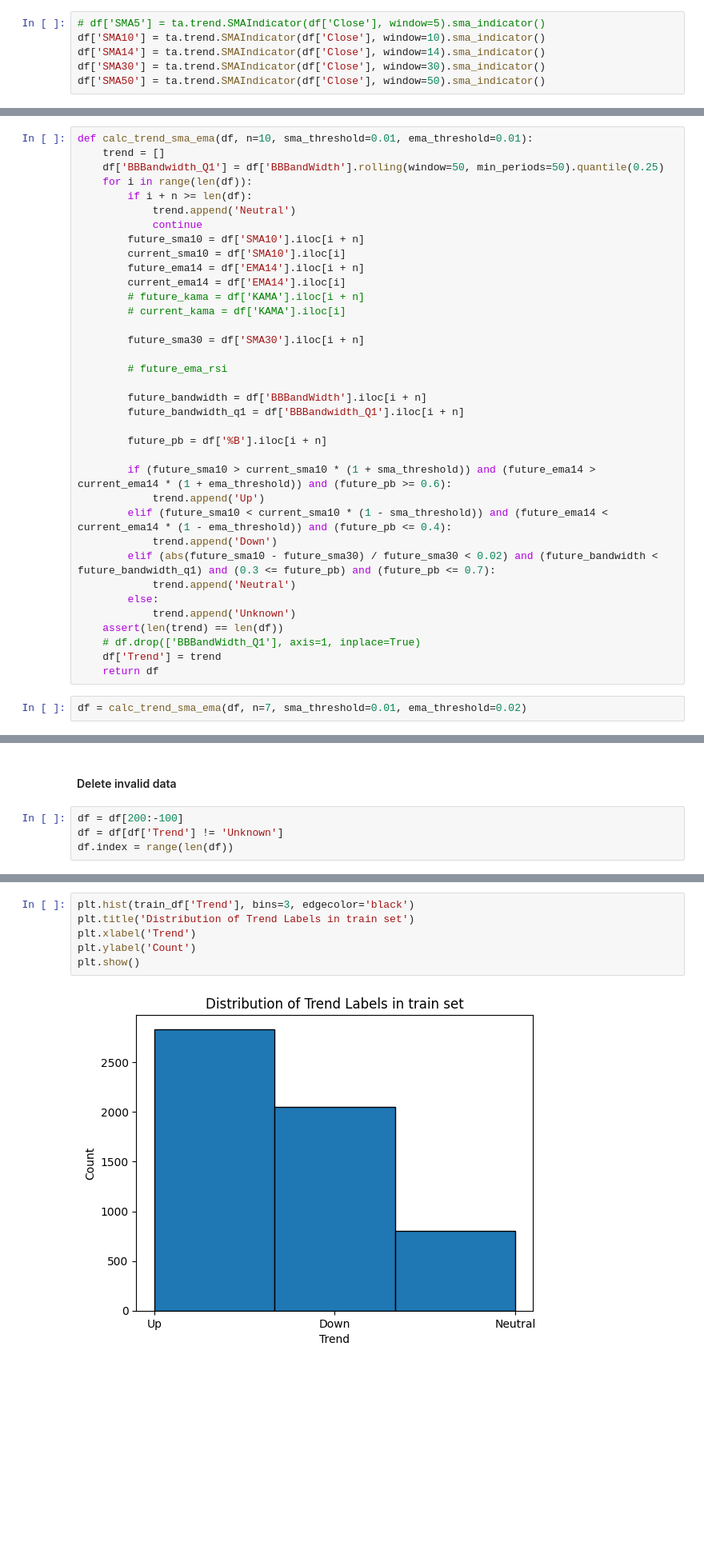
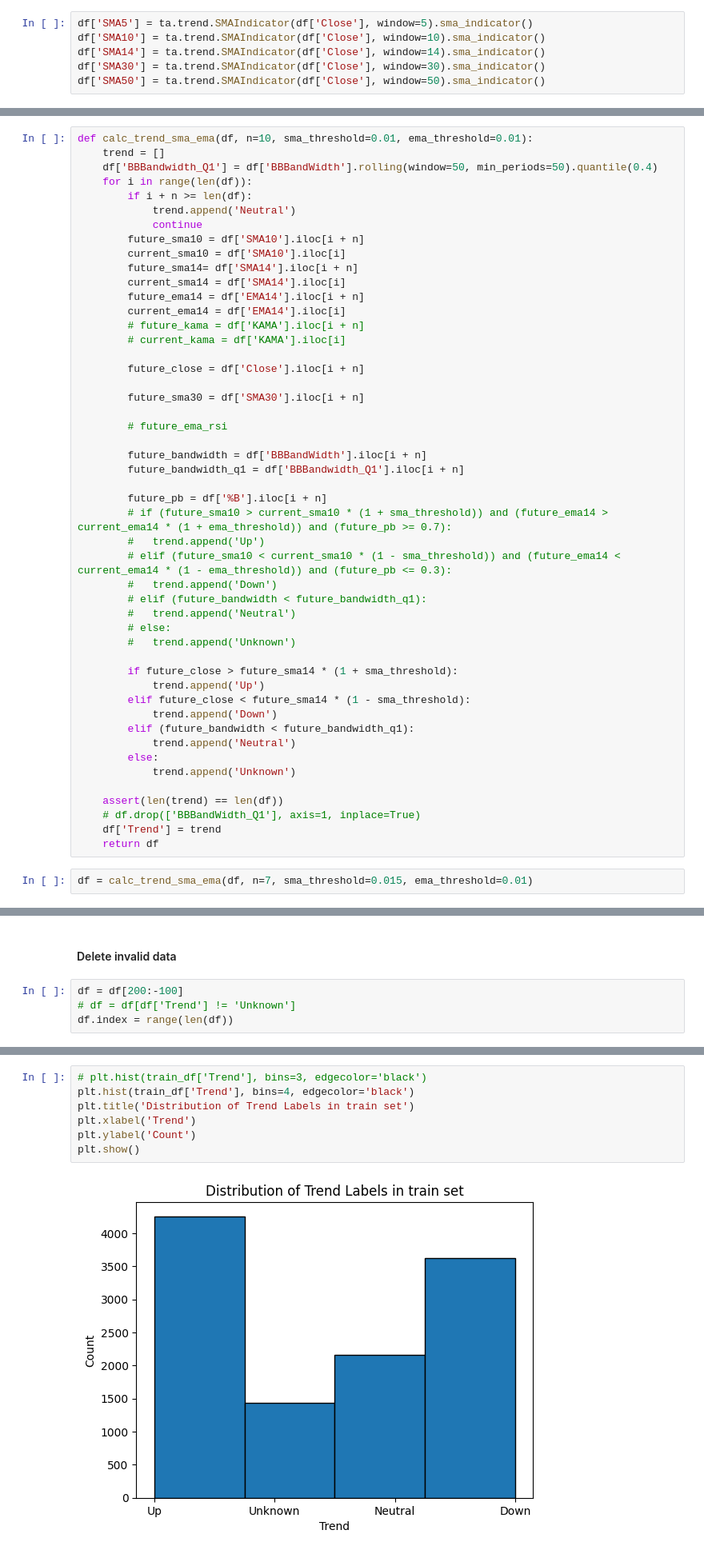
Before and after one commit to vuanhhuyhlqn/stock_predict_ML, a Jupyter notebook: xgb.ipynb, the cells around one changed output, grey strips where cells are left out. Shown at 80% size. Cells and saved outputs as stored; diff of their text form; blank space fills up the shorter version.

```diff
--- a/xgb.ipynb
+++ b/xgb.ipynb
@@ -81,7 +81,7 @@ df['EMA7_RSI30'] = ta.trend.EMAIndicator(df['RSI30'], window=7).ema_indicator()
 # %% [markdown]
 #### SMA - Simple Moving Average
 # %%
-# df['SMA5'] = ta.trend.SMAIndicator(df['Close'], window=5).sma_indicator()
+df['SMA5'] = ta.trend.SMAIndicator(df['Close'], window=5).sma_indicator()
 df['SMA10'] = ta.trend.SMAIndicator(df['Close'], window=10).sma_indicator()
 df['SMA14'] = ta.trend.SMAIndicator(df['Close'], window=14).sma_indicator()
 df['SMA30'] = ta.trend.SMAIndicator(df['Close'], window=30).sma_indicator()
@@ -215,17 +216,21 @@ def calc_trend(df, n=5, threshold=0.01):
 # %%
 def calc_trend_sma_ema(df, n=10, sma_threshold=0.01, ema_threshold=0.01):
 	trend = []
-	df['BBBandwidth_Q1'] = df['BBBandWidth'].rolling(window=50, min_periods=50).quantile(0.25)
+	df['BBBandwidth_Q1'] = df['BBBandWidth'].rolling(window=50, min_periods=50).quantile(0.4)
 	for i in range(len(df)):
 		if i + n >= len(df):
 			trend.append('Neutral')
 			continue
 		future_sma10 = df['SMA10'].iloc[i + n]
 		current_sma10 = df['SMA10'].iloc[i]
+		future_sma14= df['SMA14'].iloc[i + n]
+		current_sma14 = df['SMA14'].iloc[i]
 		future_ema14 = df['EMA14'].iloc[i + n]
 		current_ema14 = df['EMA14'].iloc[i]
 		# future_kama = df['KAMA'].iloc[i + n]
 		# current_kama = df['KAMA'].iloc[i]
+
+		future_close = df['Close'].iloc[i + n]
 
 		future_sma30 = df['SMA30'].iloc[i + n]
 
@@ -235,18 +240,27 @@ def calc_trend_sma_ema(df, n=10, sma_threshold=0.01, ema_threshold=0.01):
 		future_bandwidth_q1 = df['BBBandwidth_Q1'].iloc[i + n]
 
 		future_pb = df['%B'].iloc[i + n]
+		# if (future_sma10 > current_sma10 * (1 + sma_threshold)) and (future_ema14 > current_ema14 * (1 + ema_threshold)) and (future_pb >= 0.7):
+		# 	trend.append('Up')
+		# elif (future_sma10 < current_sma10 * (1 - sma_threshold)) and (future_ema14 < current_ema14 * (1 - ema_threshold)) and (future_pb <= 0.3):
+		# 	trend.append('Down')
+		# elif (future_bandwidth < future_bandwidth_q1):
+		# 	trend.append('Neutral')
+		# else:
+		# 	trend.append('Unknown')
 
-		if (future_sma10 > current_sma10 * (1 + sma_threshold)) and (future_ema14 > current_ema14 * (1 + ema_threshold)) and (future_pb >= 0.6):
+		if future_close > future_sma14 * (1 + sma_threshold):
 			trend.append('Up')
-		elif (future_sma10 < current_sma10 * (1 - sma_threshold)) and (future_ema14 < current_ema14 * (1 - ema_threshold)) and (future_pb <= 0.4):
+		elif future_close < future_sma14 * (1 - sma_threshold):
 			trend.append('Down')
-		elif (abs(future_sma10 - future_sma30) / future_sma30 < 0.02) and (future_bandwidth < future_bandwidth_q1) and (0.3 <= future_pb) and (future_pb <= 0.7):
+		elif (future_bandwidth < future_bandwidth_q1):
 			trend.append('Neutral')
 		else:
 			trend.append('Unknown')
+
 	assert(len(trend) == len(df))
 	# df.drop(['BBBandWidth_Q1'], axis=1, inplace=True)
 	df['Trend'] = trend
 	return df
 # %%
-df = calc_trend_sma_ema(df, n=7, sma_threshold=0.01, ema_threshold=0.02)
+df = calc_trend_sma_ema(df, n=7, sma_threshold=0.015, ema_threshold=0.01)
@@ -254,7 +299,7 @@ df = calc_trend_sma_ema(df, n=7, sma_threshold=0.01, ema_threshold=0.02)
 #### Delete invalid data
 # %%
 df = df[200:-100]
-df = df[df['Trend'] != 'Unknown']
+# df = df[df['Trend'] != 'Unknown']
 df.index = range(len(df))
 # %%
 # df[5000:5010]
@@ -554,9 +608,10 @@ array([2, 0, 1])
 # %%
-plt.hist(train_df['Trend'], bins=3, edgecolor='black')
+# plt.hist(train_df['Trend'], bins=3, edgecolor='black')
+plt.hist(train_df['Trend'], bins=4, edgecolor='black')
 plt.title('Distribution of Trend Labels in train set')
 plt.xlabel('Trend')
 plt.ylabel('Count')
 plt.show()
 # %% [output]
-[figure, old version]
+[figure, new version]
 # %%
```
Also changed, not shown: parts of 24 cells of this notebook.
